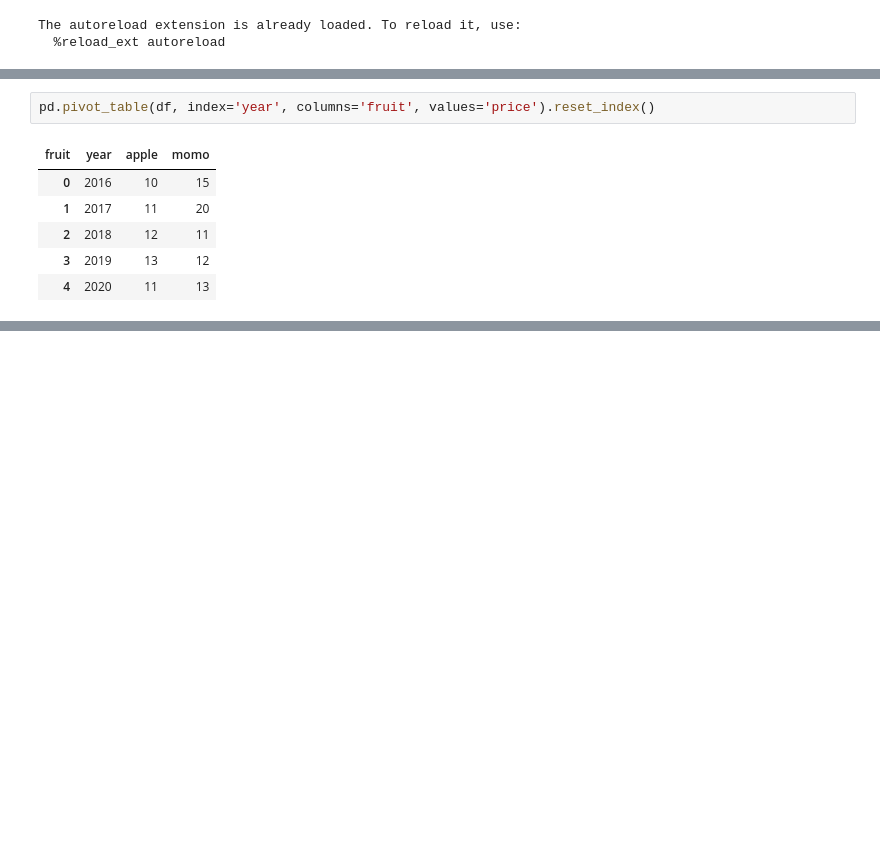
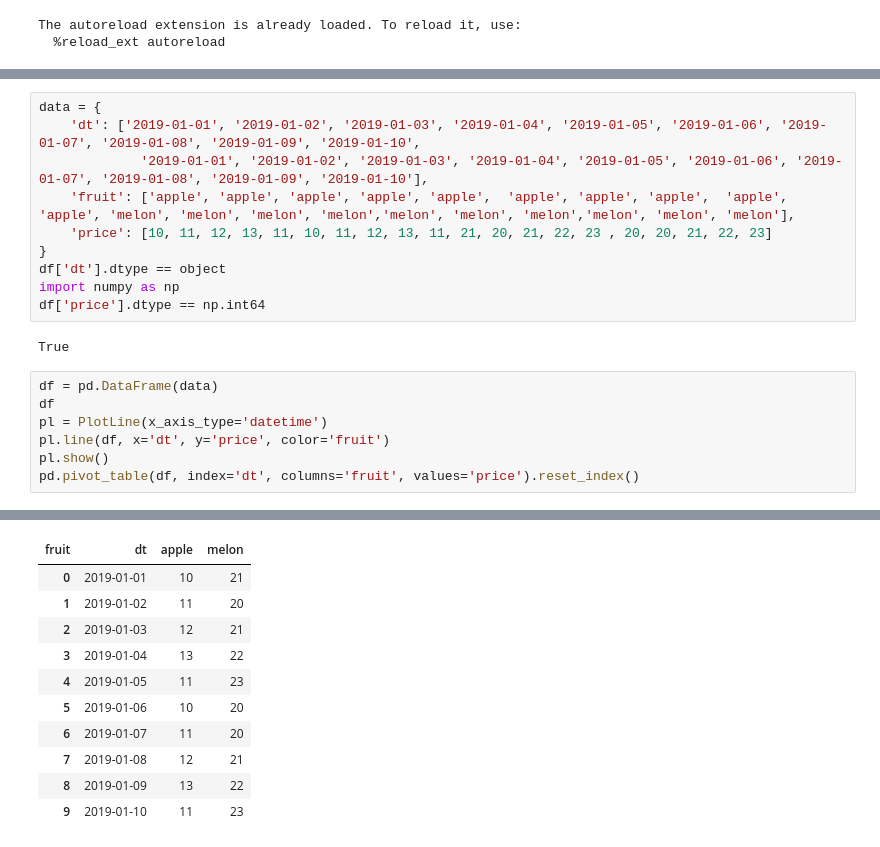
Before and after one commit to hirogen317/chamomile, a Jupyter notebook: notebooks/chart_plot_line.ipynb, the cells around one changed output, grey strips where cells are left out. Drawn from its saved outputs; the diff is of its cells as text; blank space fills up the shorter version.

```diff
--- a/notebooks/chart_plot_line.ipynb
+++ b/notebooks/chart_plot_line.ipynb
@@ -88,9 +99,20 @@ NameError: name 'show' is not defined
-# %%
-pd.pivot_table(df, index='year', columns='fruit', values='price').reset_index()
-# %% [output]
-| fruit | year | apple | momo |
-| 0 | 2016 | 10 | 15 |
-| 1 | 2017 | 11 | 20 |
-| 2 | 2018 | 12 | 11 |
-| 3 | 2019 | 13 | 12 |
-| 4 | 2020 | 11 | 13 |
+# %%
+data = {
+    'dt': ['2019-01-01', '2019-01-02', '2019-01-03', '2019-01-04', '2019-01-05', '2019-01-06', '2019-01-07', '2019-01-08', '2019-01-09', '2019-01-10',
+             '2019-01-01', '2019-01-02', '2019-01-03', '2019-01-04', '2019-01-05', '2019-01-06', '2019-01-07', '2019-01-08', '2019-01-09', '2019-01-10'],
+    'fruit': ['apple', 'apple', 'apple', 'apple', 'apple',  'apple', 'apple', 'apple',  'apple', 'apple', 'melon', 'melon', 'melon', 'melon','melon', 'melon', 'melon','melon', 'melon', 'melon'],
+    'price': [10, 11, 12, 13, 11, 10, 11, 12, 13, 11, 21, 20, 21, 22, 23 , 20, 20, 21, 22, 23]
+}
+df['dt'].dtype == object
+import numpy as np
+df['price'].dtype == np.int64
+# %% [output]
+True
+# %%
+df = pd.DataFrame(data)
+df
+pl = PlotLine(x_axis_type='datetime')
+pl.line(df, x='dt', y='price', color='fruit')
+pl.show()
+pd.pivot_table(df, index='dt', columns='fruit', values='price').reset_index()
+# %% [output]
@@ -96,0 +121,11 @@ pd.pivot_table(df, index='year', columns='fruit', values='price').reset_index()
+| fruit | dt | apple | melon |
+| 0 | 2019-01-01 | 10 | 21 |
+| 1 | 2019-01-02 | 11 | 20 |
+| 2 | 2019-01-03 | 12 | 21 |
+| 3 | 2019-01-04 | 13 | 22 |
+| 4 | 2019-01-05 | 11 | 23 |
+| 5 | 2019-01-06 | 10 | 20 |
+| 6 | 2019-01-07 | 11 | 20 |
+| 7 | 2019-01-08 | 12 | 21 |
+| 8 | 2019-01-09 | 13 | 22 |
+| 9 | 2019-01-10 | 11 | 23 |
```
Also changed, not shown: parts of 9 cells of this notebook, 37 other files.
